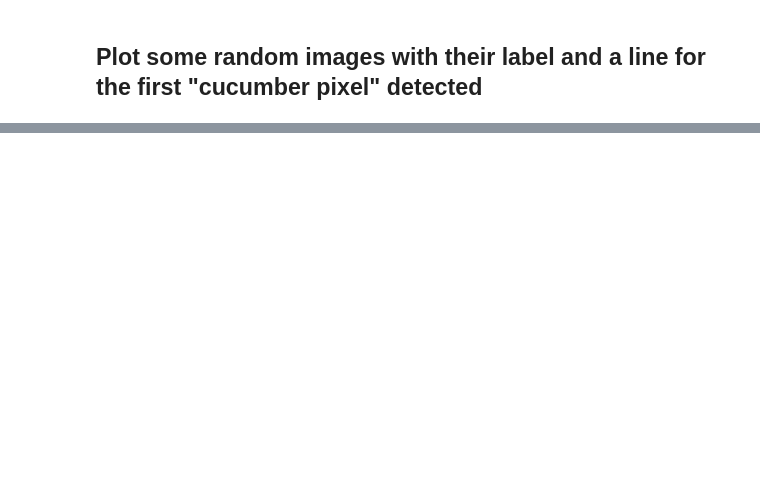
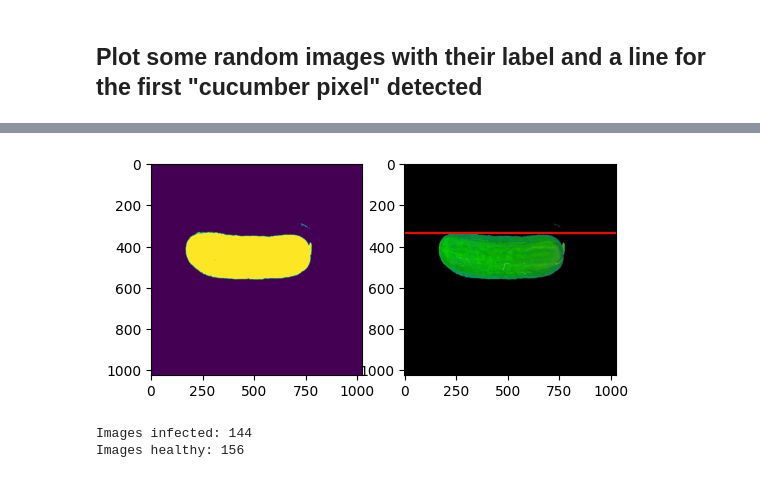
Before and after one commit to Niklas-Mezynski/fontys-cucumber-disease-ai-model, a Jupyter notebook: img_pre_processing_final_procedure.ipynb, the cells around one changed output, grey strips where cells are left out. Saved outputs shown, nothing was run; the diff lists cells and outputs as text; code cells hidden in the pictures; blank space fills up the shorter version.

```diff
--- a/img_pre_processing_final_procedure.ipynb
+++ b/img_pre_processing_final_procedure.ipynb
@@ -124,0 +162,30 @@ for i in range(9):
+# %%
+image = images[25]
+masked_img = (image[..., 2] < mask_blue_threshold)
+
+# Get the first y-pixel value where at least 1/64 of the pixels are masked
+first_cucumber_pixel_y = None
+threshold = img_width / 64
+for i in range(masked_img.shape[0]):
+    if np.sum(masked_img[i, :]) > threshold:
+        first_cucumber_pixel_y = i
+        break
+
+img_mask_reshaped = np.zeros((*masked_img.shape, 3))
+img_mask_reshaped[np.where(masked_img)] = [1, 1, 1]
+
+plt.figure(figsize=(6, 6))
+plt.subplot(1, 2, 1)
+plt.imshow(masked_img)
+plt.subplot(1, 2, 2)
+plt.axhline(y=first_cucumber_pixel_y, color='r', linestyle='-')
+plt.imshow(np.multiply(image, img_mask_reshaped).astype(np.uint))
+plt.show()
+# %% [output]
+[figure, added]
+# %%
+print(f'Images infected: {(len(df[df["label"]=="infected"]))}')
+print(f'Images healthy: {(len(df[df["label"]=="healthy"]))}')
+# %% [output]
+Images infected: 144
+Images healthy: 156
```
Also changed, not shown: parts of 13 cells of this notebook, 1 other file.
